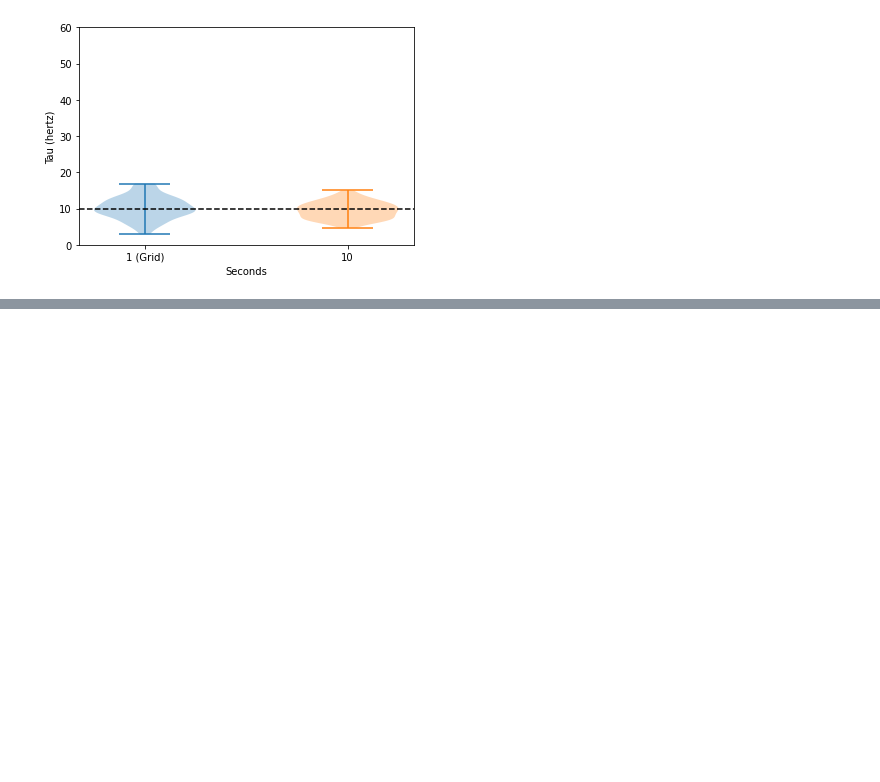
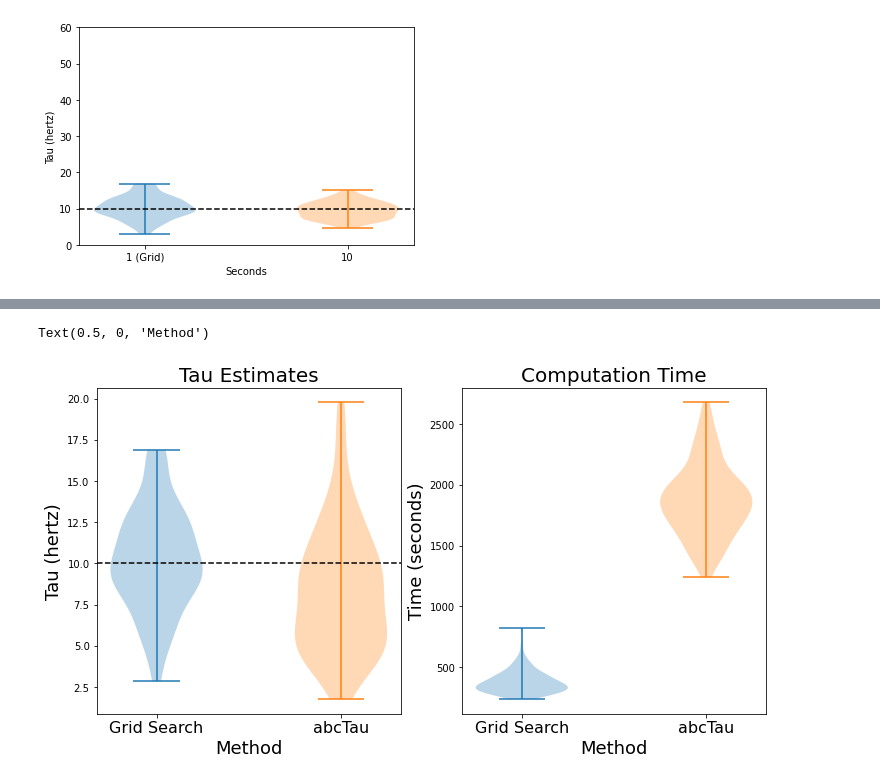
Before and after one commit to voytekresearch/timescale-methods, a Jupyter notebook: notebooks/reducing_duration_bias.ipynb, the cells around one changed output, grey strips where cells are left out. Saved outputs shown, nothing was run; the diff lists cells and outputs as text; code cells hidden in the pictures; blank space fills up the shorter version.

```diff
--- a/notebooks/reducing_duration_bias.ipynb
+++ b/notebooks/reducing_duration_bias.ipynb
@@ -137,0 +167,11 @@ Text(0.5, 0, 'Seconds')
+# %%
+sigs = np.zeros((n_iters, int(fs)))
+
+seed_ind = 0
+for n in tqdm(range(n_iters), total=n_iters):
+
+    np.random.seed(seed_ind)
+    seed_ind += 1
+
+    probs, _ = sim_spikes_synaptic(1, fs, convert_knee_val(10))
+    sigs[n] = probs
@@ -137,0 +307,28 @@ Text(0.5, 0, 'Seconds')
+# %%
+# Fit
+taus_abs, times_abc = fit_abc(ABCModel, sigs, priors, epsilon_0, min_samples,
+                         steps, min_acceptance_rate, parallel, n_procs, disp)
+# %%
+fig, axes = plt.subplots(ncols=2, figsize=(12, 6))
+
+axes[0].set_title('Tau Estimates', size=20)
+axes[0].violinplot(knee_freqs_grid.mean(axis=1))
+axes[0].violinplot(convert_knee_val(taus_abs), positions=[2])
+
+axes[0].axhline(10, color='k', ls='--')
+
+axes[0].set_xticks(ticks=[1, 2], labels=['Grid Search', 'abcTau'], size=16)
+axes[0].set_ylabel('Tau (hertz)', size=18)
+axes[0].set_xlabel('Method', size=18)
+
+
+axes[1].set_title('Computation Time', size=20)
+axes[1].violinplot(times * n_iters)
+axes[1].violinplot(times_abc * n_iters, positions=[2])
+
+axes[1].set_xticks(ticks=[1, 2], labels=['Grid Search', 'abcTau'], size=16)
+axes[1].set_ylabel('Time (seconds)', size=18)
+axes[1].set_xlabel('Method', size=18)
+# %% [output]
+Text(0.5, 0, 'Method')
+[figure, added]
```
Also changed, not shown: parts of 8 cells of this notebook.
